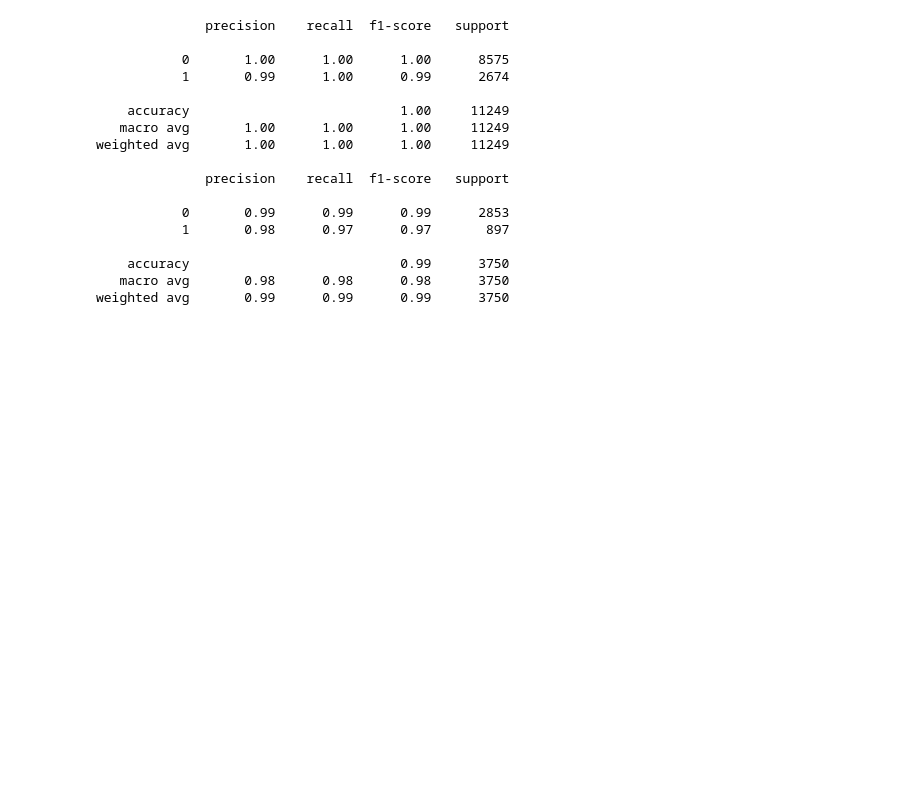
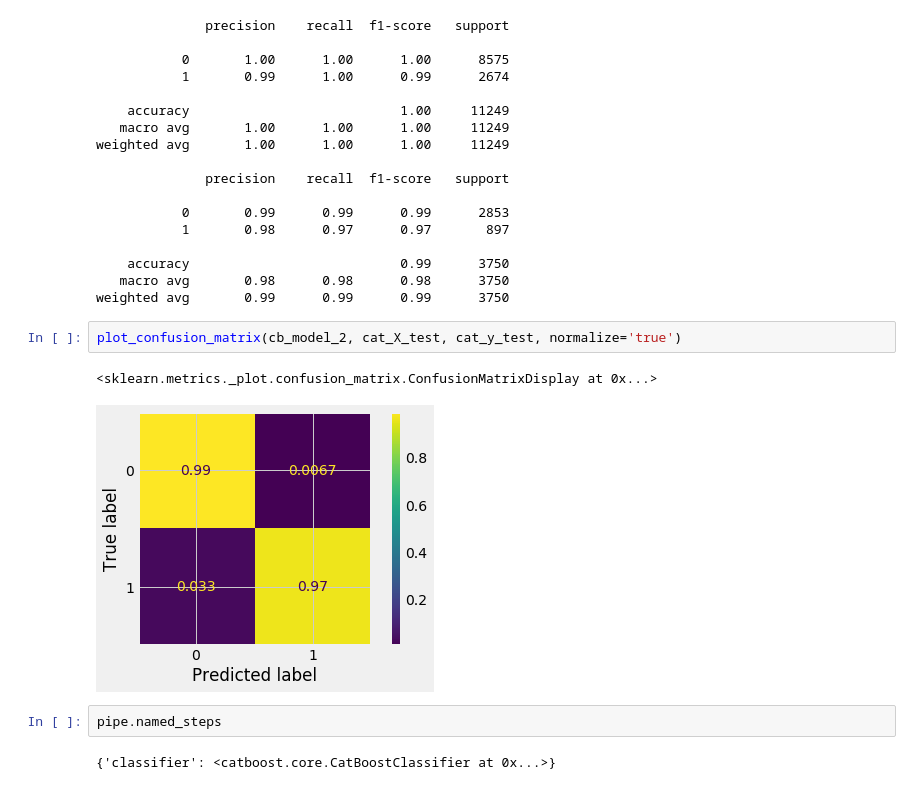
Before and after one commit to georgethoraninh/hr_churn, a Jupyter notebook: pre_processing.ipynb, the cells around one changed output. Saved outputs shown, nothing was run; the diff lists cells and outputs as text; blank space fills up the shorter version.

Commit message:
Add confusion matrix

```diff
--- a/pre_processing.ipynb
+++ b/pre_processing.ipynb
@@ -326,3 +321,12 @@ weighted avg       1.00      1.00      1.00     11249
     accuracy                           0.99      3750
    macro avg       0.98      0.98      0.98      3750
 weighted avg       0.99      0.99      0.99      3750
+# %%
+plot_confusion_matrix(cb_model_2, cat_X_test, cat_y_test, normalize='true')
+# %% [output]
+<sklearn.metrics._plot.confusion_matrix.ConfusionMatrixDisplay at 0x...>
+[figure, added]
+# %%
+pipe.named_steps
+# %% [output]
+{'classifier': <catboost.core.CatBoostClassifier at 0x...>}
```
Also changed, not shown: parts of 1 cell of this notebook.
